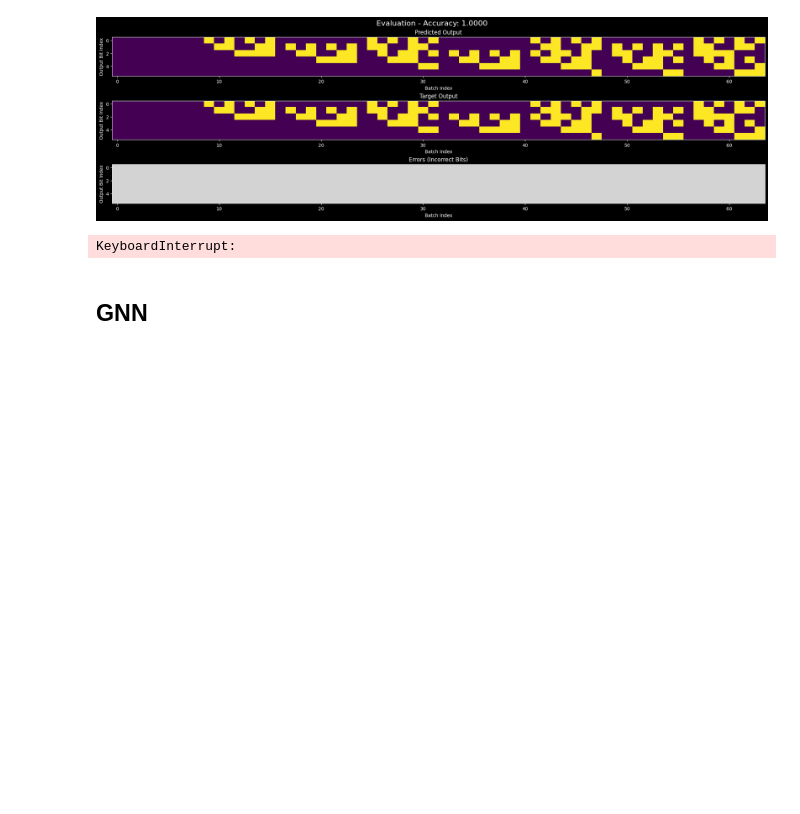
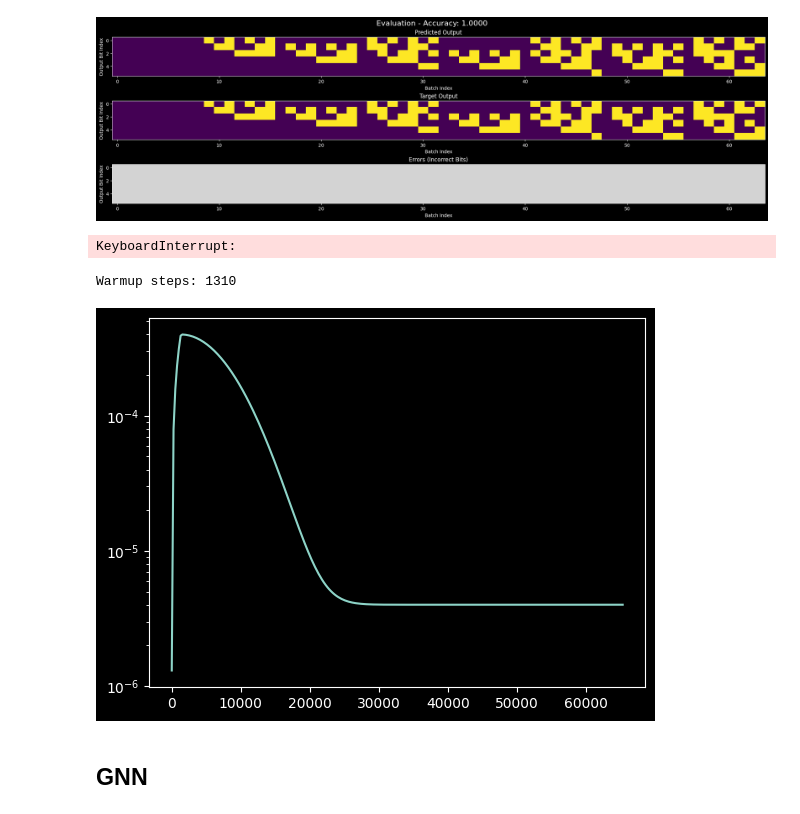
Before and after one commit to GabrielBena/boolean_nca_cc, a Jupyter notebook: random_boolean_nets.ipynb, the cells around one changed output. Drawn from its saved outputs; the diff is of its cells as text; code cells hidden in the pictures; blank space fills up the shorter version.

```diff
--- a/random_boolean_nets.ipynb
+++ b/random_boolean_nets.ipynb
@@ -287,3 +292,23 @@ def loss_fn_no_scan(
+# %%
+lr_scheduler = get_learning_rate_schedule(
+    lr_scheduler="linear_warmup",
+    lr_scheduler_params={
+        "exponent": 20,
+        "warmup_steps_factor": 50,
+        "alpha": 1e-2,
+        "lr_warmup_start": 1e-6,
+    },
+    learning_rate=4e-4,
+    epochs=2**16,
+)
+# %% [output]
+Warmup steps: 1310
+# %%
+steps = list(range(1, 2**16, 2**8))
+plt.plot(steps, [lr_scheduler(i) for i in steps])
+plt.yscale("log")
+# %% [output]
+[figure, added]
 # %% [markdown]
 ## GNN
 # %%
```
Also changed, not shown: parts of 14 cells of this notebook.
